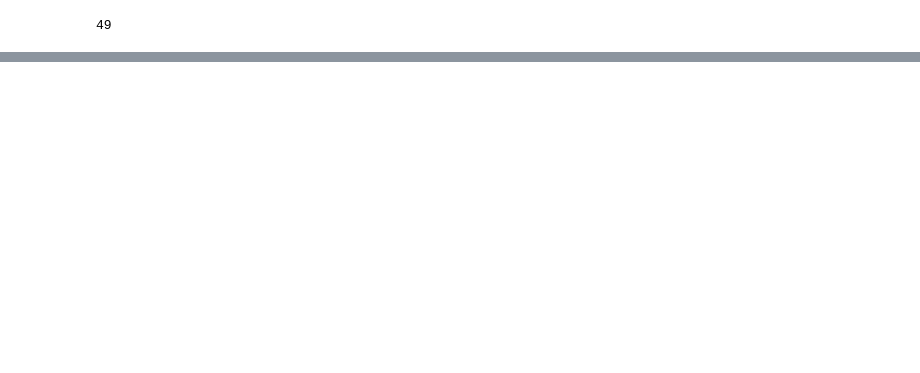
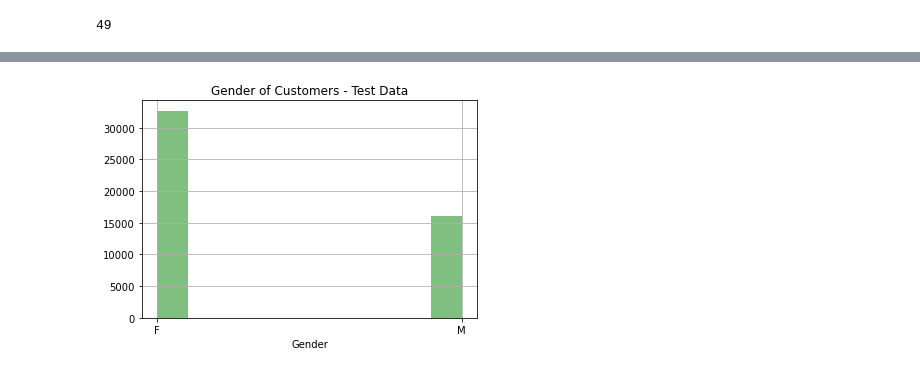
Before and after one commit to ytran71/ProgrammingProject_FinanceData, a Jupyter notebook: Explore_application_train.ipynb, the cells around one changed output, grey strips where cells are left out. Cells and saved outputs as stored; diff of their text form; code cells hidden in the pictures; blank space fills up the shorter version.

```diff
--- a/Explore_application_train.ipynb
+++ b/Explore_application_train.ipynb
@@ -354,0 +411,36 @@ new_application_train = new_application_train.drop(columns = ["DAYS_BIRTH","DAYS
+# %%
+# "AMT_ANNUITY" is Loan annuity, so we replace "NULL" = 0 : the customer don't have loan annuity.
+application_test["AMT_ANNUITY"].fillna(0,inplace = True)
+
+# "AMT_GOODS_PRICE" is For consumer loans it is the price of the goods for which the loan is given, so we replace "NULL" = 0 : the customer don't have  consumer loans.
+application_test["AMT_GOODS_PRICE"].fillna(0,inplace = True)
+
+# "CNT_FAM_MEMBERS": How many family members does client have, replace "NULL" = 0
+application_test["CNT_FAM_MEMBERS"].fillna(0,inplace = True)
+
+# "OBS_30_CNT_SOCIAL_CIRCLE, OBS_60_CNT_SOCIAL_CIRCLE":How many observation of client's social surroundings with observable 30/60 DPD (days past due) default
+application_test["OBS_30_CNT_SOCIAL_CIRCLE"].fillna(0,inplace = True)
+application_test["OBS_60_CNT_SOCIAL_CIRCLE"].fillna(0,inplace = True)
+
+# "DEF_30_CNT_SOCIAL_CIRCLE,DEF_60_CNT_SOCIAL_CIRCLE": How many observation of client's social surroundings defaulted on 30 DPD (days past due)
+application_test["DEF_30_CNT_SOCIAL_CIRCLE"].fillna(0,inplace = True)
+application_test["DEF_60_CNT_SOCIAL_CIRCLE"].fillna(0,inplace = True)
+
+# AMT_REQ_CREDIT_BUREAU_X: Number of enquiries to Credit Bureau about the client one X before application
+application_test["AMT_REQ_CREDIT_BUREAU_HOUR"].fillna(0,inplace = True)
+application_test["AMT_REQ_CREDIT_BUREAU_DAY"].fillna(0,inplace = True)
+application_test["AMT_REQ_CREDIT_BUREAU_WEEK"].fillna(0,inplace = True)
+application_test["AMT_REQ_CREDIT_BUREAU_QRT"].fillna(0,inplace = True)
+application_test["AMT_REQ_CREDIT_BUREAU_YEAR"].fillna(0,inplace = True)
+application_test["AMT_REQ_CREDIT_BUREAU_MON"].fillna(0,inplace = True)
+
+# DAYS_LAST_PHONE_CHANGE: Not change the null value, null value is a customer do not change their phone number
+application_test["DAYS_LAST_PHONE_CHANGE"].fillna(0,inplace = True)
+
+# "NAME_TYPE_SUITE":Who was accompanying client when he was applying for the loan, so replace "NULL" by "Unaccompanied"
+application_test["NAME_TYPE_SUITE"].fillna("Unaccompanied",inplace = True)
+
+# "OCCUPATION_TYPE": What kind of occupation does the client have, replace "NULL" by "NoInformation"
+application_test["OCCUPATION_TYPE"].fillna("NoInformation",inplace = True)
+# %%
+application_test = application_test.drop(columns = [i for i in per_nullvalue_greater40.index])
@@ -354,0 +467,7 @@ new_application_train = new_application_train.drop(columns = ["DAYS_BIRTH","DAYS
+# %%
+application_test['CODE_GENDER'].hist(facecolor = 'green',alpha = 0.5)
+plt.xlabel('Gender')
+plt.title('Gender of Customers - Test Data')
+plt.show()
+# %% [output]
+[figure, added]
```
Also changed, not shown: parts of 94 cells of this notebook, 1 other file.
